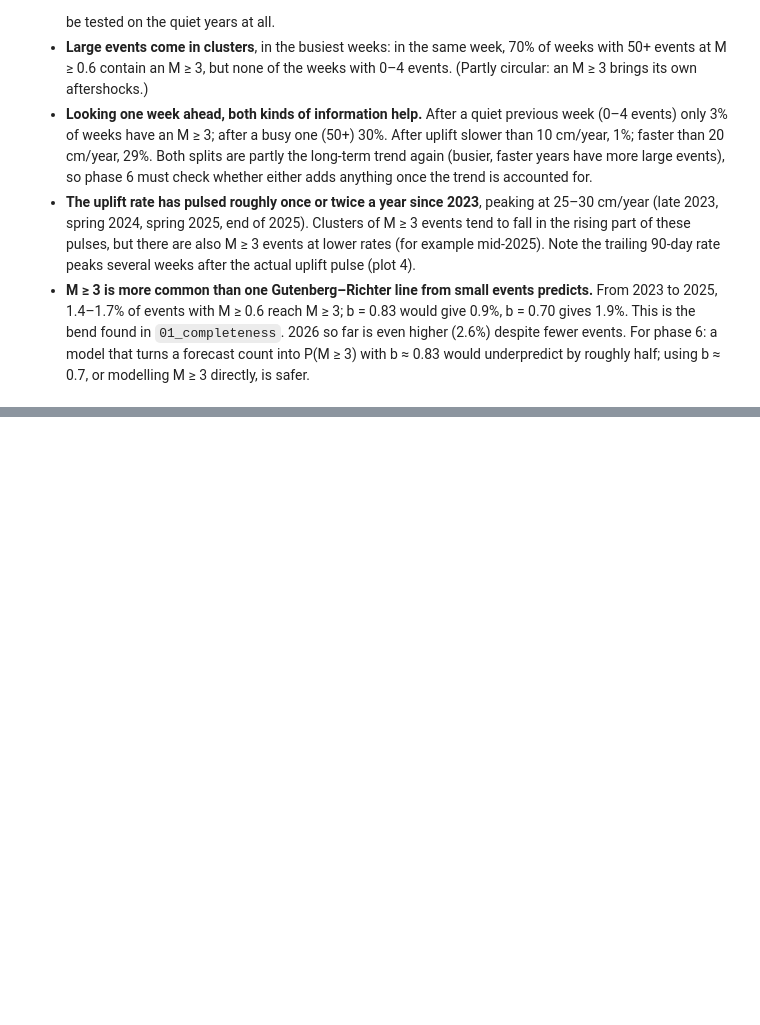
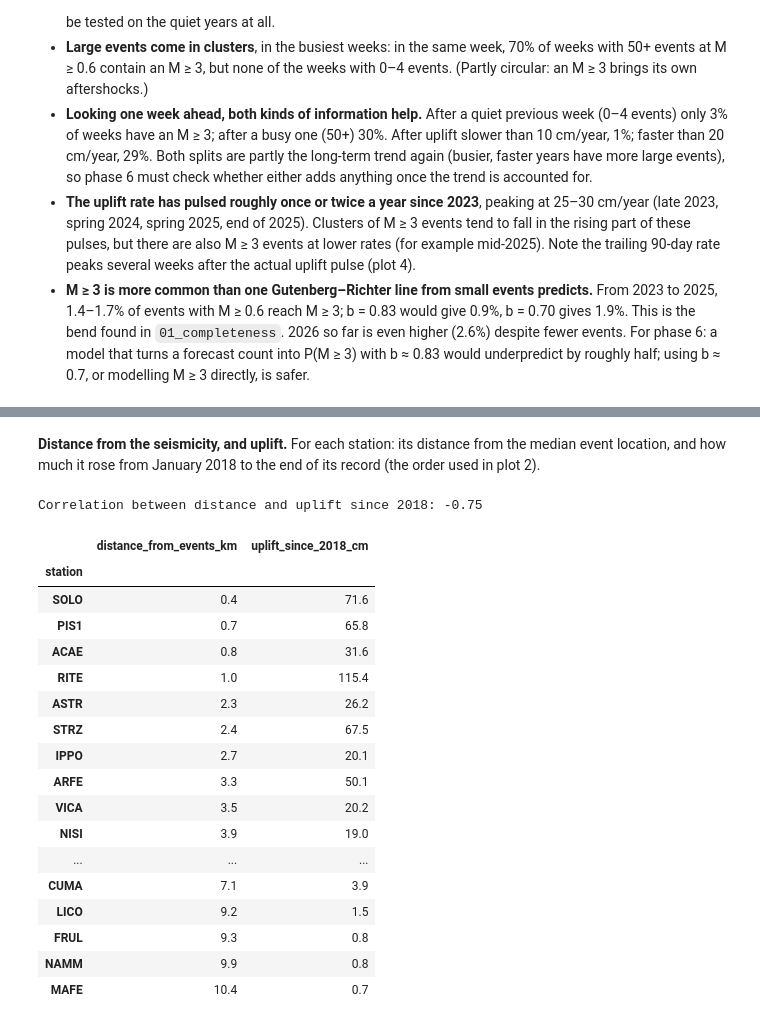
Before and after one commit to PatrickBolton/flegrei-seismicity, a Jupyter notebook: notebooks/02_explore.ipynb, the cells around one changed output, grey strips where cells are left out. Drawn from its saved outputs; the diff is of its cells as text; code cells hidden in the pictures; blank space fills up the shorter version.

```diff
--- a/notebooks/02_explore.ipynb
+++ b/notebooks/02_explore.ipynb
@@ -593,0 +705,31 @@ share
+# %% [markdown]
+**Distance from the seismicity, and uplift.** For each station: its distance from the median event location, and how much it rose from January 2018 to the end of its record (the order used in plot 2).
+# %%
+station_table = pd.DataFrame({
+    "distance_from_events_km": distance_km(stations_xy["latitude"], stations_xy["longitude"],
+                                           centre["latitude"], centre["longitude"]).round(1),
+    "uplift_since_2018_cm": (uplift_since_2018 * 100).round(1),
+}).sort_values("distance_from_events_km")
+print(f"Correlation between distance and uplift since 2018: "
+      f"{station_table.corr().iloc[0, 1]:.2f}")
+station_table
+# %% [output]
+Correlation between distance and uplift since 2018: -0.75
+|  | distance_from_events_km | uplift_since_2018_cm |
+| station |  |  |
+| SOLO | 0.4 | 71.6 |
+| PIS1 | 0.7 | 65.8 |
+| ACAE | 0.8 | 31.6 |
+| RITE | 1.0 | 115.4 |
+| ASTR | 2.3 | 26.2 |
+| STRZ | 2.4 | 67.5 |
+| IPPO | 2.7 | 20.1 |
+| ARFE | 3.3 | 50.1 |
+| VICA | 3.5 | 20.2 |
+| NISI | 3.9 | 19.0 |
+| ... | ... | ... |
+| CUMA | 7.1 | 3.9 |
+| LICO | 9.2 | 1.5 |
+| FRUL | 9.3 | 0.8 |
+| NAMM | 9.9 | 0.8 |
+| MAFE | 10.4 | 0.7 |
```
Also changed, not shown: parts of 7 cells of this notebook.
